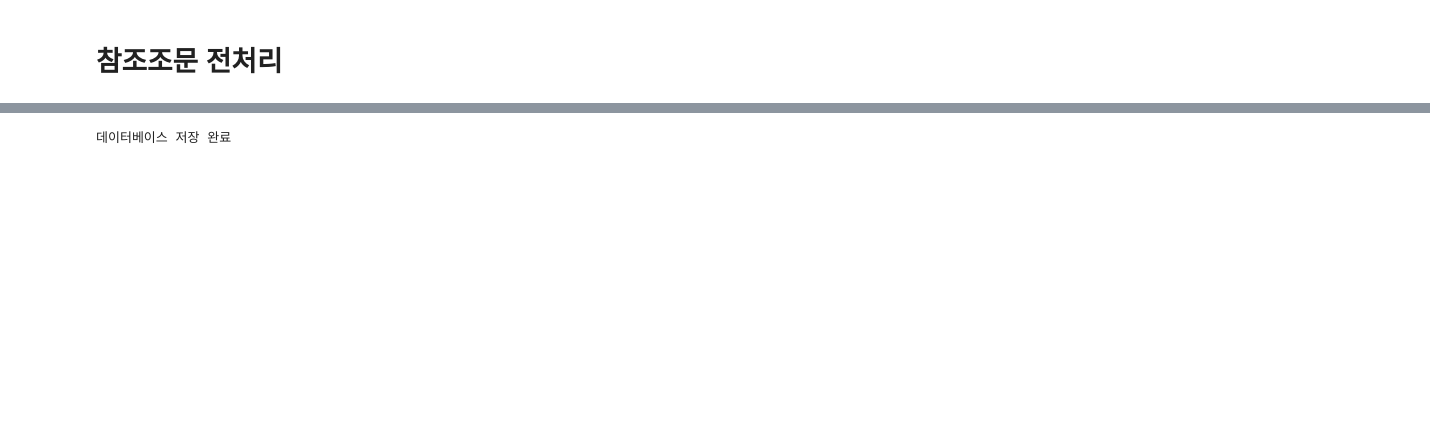
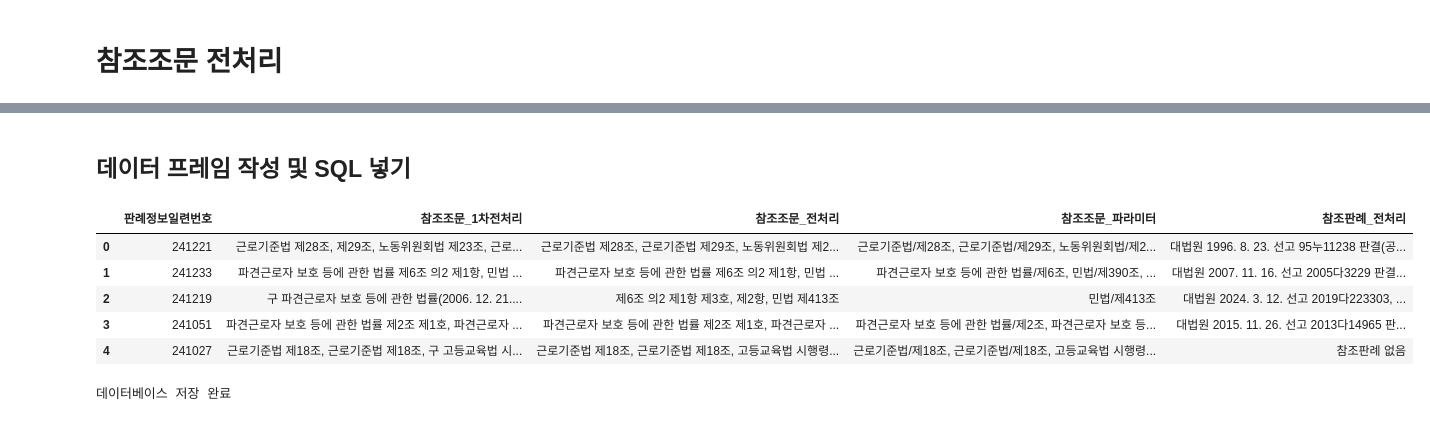
Before and after one commit to sesac-NoF/NoF, a Jupyter notebook: 02.reference_preprocessing(other_laws).ipynb, the cells around one changed output, grey strips where cells are left out. Saved outputs shown, nothing was run; the diff lists cells and outputs as text; code cells hidden in the pictures; blank space fills up the shorter version.

Commit message:
참조조문 전처리 완료

```diff
--- a/02.reference_preprocessing(other_laws).ipynb
+++ b/02.reference_preprocessing(other_laws).ipynb
@@ -174,0 +230,2 @@ law_names
+# %%
+law_dup_reduce=list(set(law_names_cleaned))
@@ -175,3 +234,6 @@ law_names
+# %%
+# 법 이름 길이가 긴 순서대로 정렬 (내림차순)
+law_names = sorted(law_names, key=len, reverse=True)
 # %%
 # 법과 시행령 이름을 붙이는 함수
 def add_law_prefix(x):
@@ -242,0 +328,8 @@ df['참조판례']=clean_part
+# %%
+def extract_JoandLaw(text):
+    pattern=r'\b[가-힣\s]+?(?:법\s*시행령|시행령|에\s*관한\s*법률|시행규칙|규칙|협정|의사록|관례|고시|대통령령|경제명령|법|령)? 제\d+조'
+    matches=re.findall(pattern,text)
+
+    return ', '.join(matches)
+
+result=reason.apply(extract_JoandLaw)
@@ -242,0 +353,2 @@ df['참조판례']=clean_part
+# %%
+final=result.apply(lambda x: re.sub(r' (제\d+조)', r'/\1', x))
@@ -243,8 +370,16 @@ df['참조판례']=clean_part
+# %% [markdown]
+## 데이터 프레임 작성 및 SQL 넣기
 # %%
-dataF=pd.DataFrame(df['판례정보일련번호'])
-dataF.head()
-dataF['참조조문_1차전처리']=ccl
-dataF['참조조문_전처리']=reason
-dataF['참조판례_전처리']=df['참조판례']
-
-dataF.to_csv('data/labor_case_clause_preprocessed.csv',index=False)
+df_preprocess=pd.DataFrame(data=df['판례정보일련번호'])
+df_preprocess['참조조문_1차전처리']=ccl
+df_preprocess['참조조문_전처리']=reason
+df_preprocess['참조조문_파라미터']=final
+df_preprocess['참조판례_전처리']=df['참조판례']
+df_preprocess.head()
+# %% [output]
+|  | 판례정보일련번호 | 참조조문_1차전처리 | 참조조문_전처리 | 참조조문_파라미터 | 참조판례_전처리 |
+| 0 | 241221 | 근로기준법 제28조, 제29조, 노동위원회법 제23조, 근로... | 근로기준법 제28조, 근로기준법 제29조, 노동위원회법 제2... | 근로기준법/제28조, 근로기준법/제29조, 노동위원회법/제2... | 대법원 1996. 8. 23. 선고 95누11238 판결(공... |
+| 1 | 241233 | 파견근로자 보호 등에 관한 법률 제6조 의2 제1항, 민법 ... | 파견근로자 보호 등에 관한 법률 제6조 의2 제1항, 민법 ... | 파견근로자 보호 등에 관한 법률/제6조, 민법/제390조, ... | 대법원 2007. 11. 16. 선고 2005다3229 판결... |
+| 2 | 241219 | 구 파견근로자 보호 등에 관한 법률(2006. 12. 21.... | 제6조 의2 제1항 제3호, 제2항, 민법 제413조 | 민법/제413조 | 대법원 2024. 3. 12. 선고 2019다223303, ... |
+| 3 | 241051 | 파견근로자 보호 등에 관한 법률 제2조 제1호, 파견근로자 ... | 파견근로자 보호 등에 관한 법률 제2조 제1호, 파견근로자 ... | 파견근로자 보호 등에 관한 법률/제2조, 파견근로자 보호 등... | 대법원 2015. 11. 26. 선고 2013다14965 판... |
+| 4 | 241027 | 근로기준법 제18조, 근로기준법 제18조, 구 고등교육법 시... | 근로기준법 제18조, 근로기준법 제18조, 고등교육법 시행령... | 근로기준법/제18조, 근로기준법/제18조, 고등교육법 시행령... | 참조판례 없음 |
```
Also changed, not shown: parts of 29 cells of this notebook, 1 other file.
